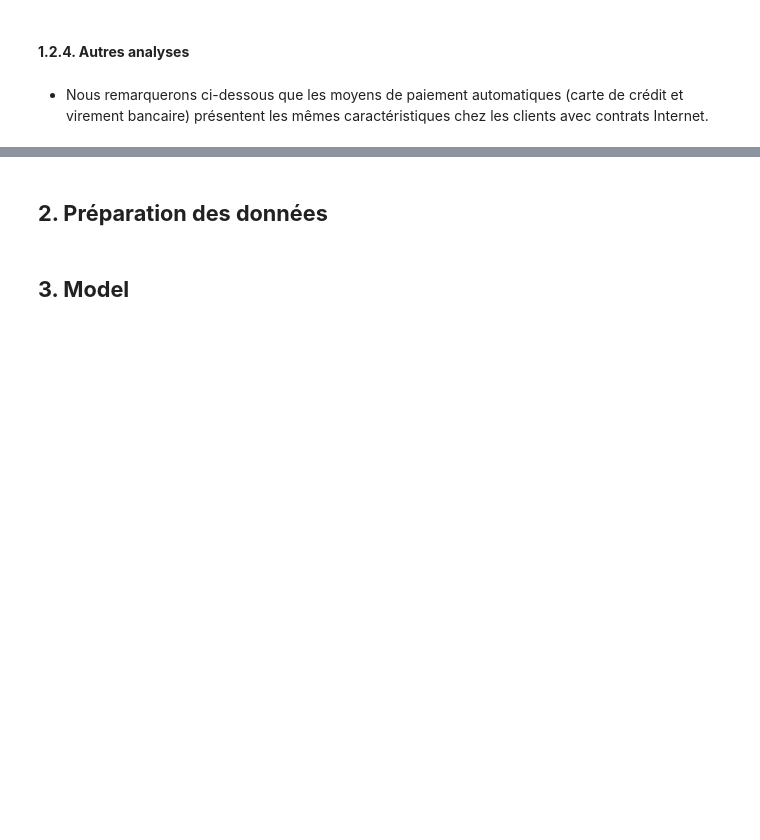
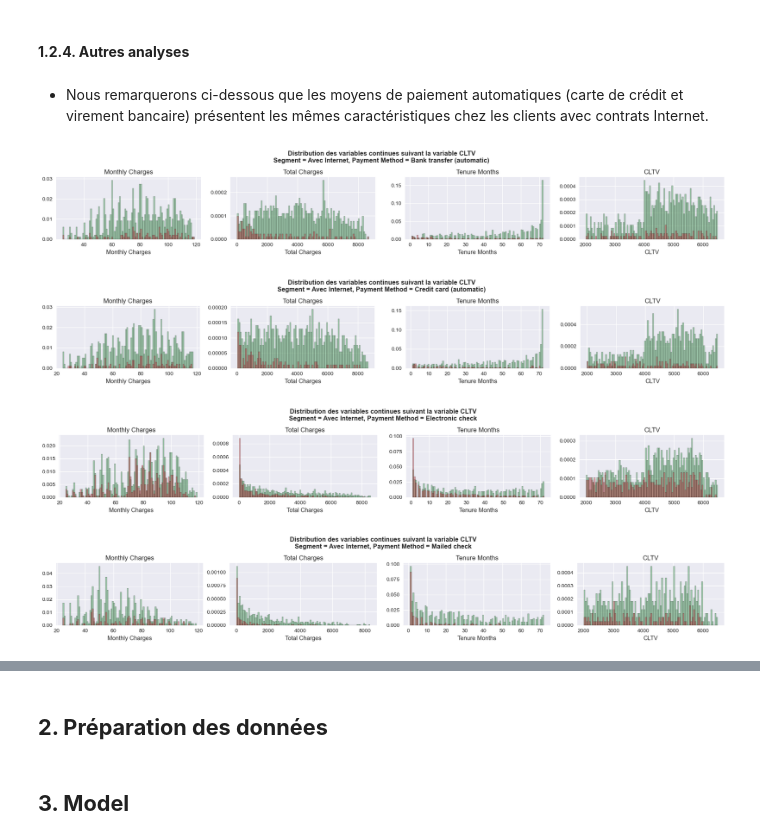
Before and after one commit to bryantchakote/churn-services-numeriques, a Jupyter notebook: work.ipynb, the cells around one changed output, grey strips where cells are left out. Cells and saved outputs as stored; diff of their text form; code cells hidden in the pictures; blank space fills up the shorter version.

```diff
--- a/work.ipynb
+++ b/work.ipynb
@@ -525,7 +704,12 @@ def plot_cont_vs_disc(df, cols, disc, segment, figsize=(18, 3)):
 # %% [markdown]
 - Nous remarquerons ci-dessous que les moyens de paiement automatiques (carte de crédit et virement bancaire) présentent les mêmes caractéristiques chez les clients avec contrats Internet.
 # %%
-# plot_cont_vs_disc(df=df_internet, cols=cols, disc="Payment Method", segment="Avec Internet", figsize=(18, 3))
+plot_cont_vs_disc(df=df_internet, cols=cols, disc="Payment Method", segment="Avec Internet", figsize=(18, 3))
+# %% [output]
+[figure, added]
+[figure, added]
+[figure, added]
+[figure, added]
 # %%
 # Test d'égalité des moyennes dans les 2 groupes
 from scipy.stats import ttest_ind
```
Also changed, not shown: parts of 37 cells of this notebook.
